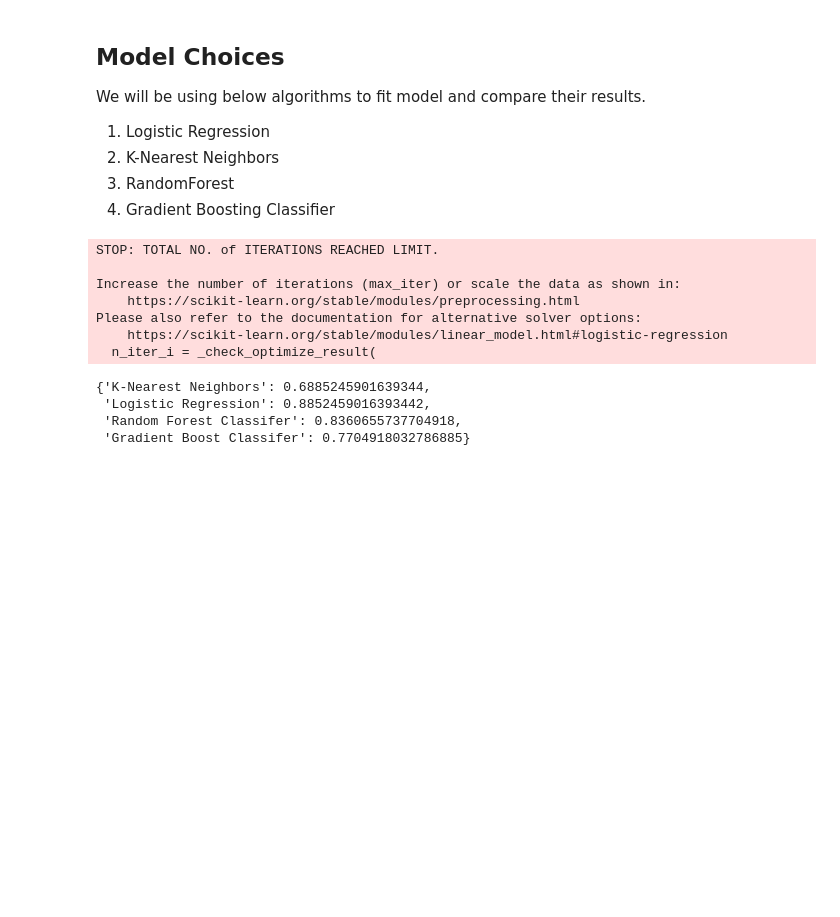
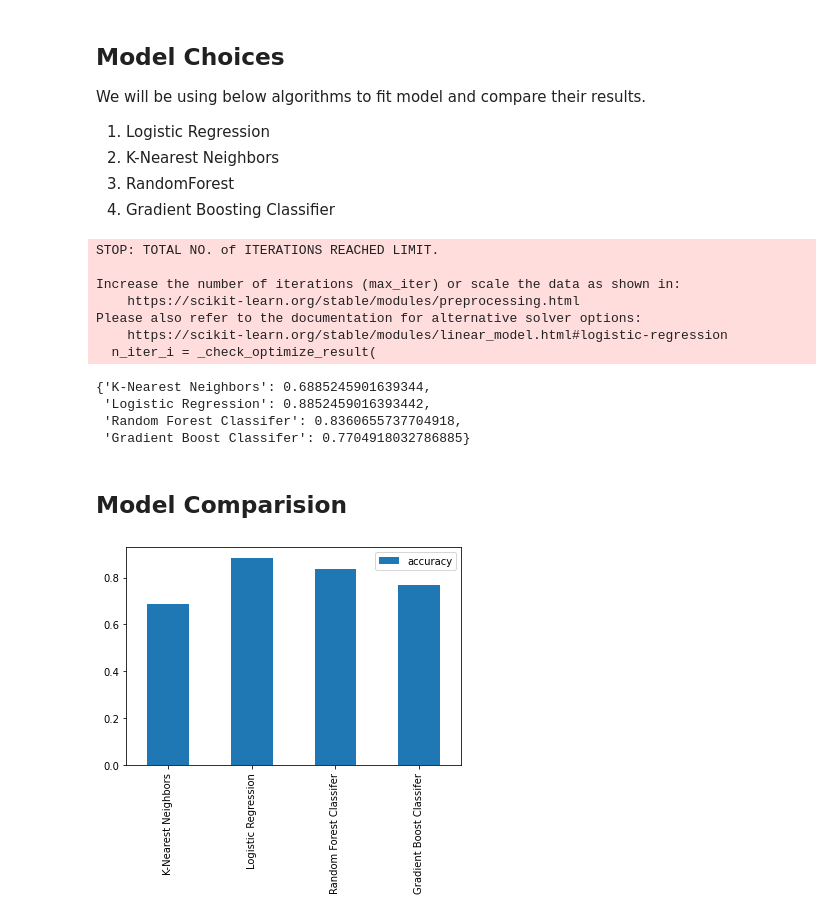
Before and after one commit to gnanda1/datascience-projects, a Jupyter notebook: data-science-projects/heart-disease-classification.ipynb, the cells around one changed output. Drawn from its saved outputs; the diff is of its cells as text; code cells hidden in the pictures; blank space fills up the shorter version.

```diff
--- a/data-science-projects/heart-disease-classification.ipynb
+++ b/data-science-projects/heart-disease-classification.ipynb
@@ -531,3 +531,10 @@ Please also refer to the documentation for alternative solver options:
  'Logistic Regression': 0.8852459016393442,
  'Random Forest Classifer': 0.8360655737704918,
  'Gradient Boost Classifer': 0.7704918032786885}
+# %% [markdown]
+## Model Comparision
+# %%
+model_compare = pd.DataFrame(model_scores, index=["accuracy"])
+model_compare.T.plot.bar();
+# %% [output]
+[figure, added]
```
Also changed, not shown: parts of 51 cells of this notebook.
